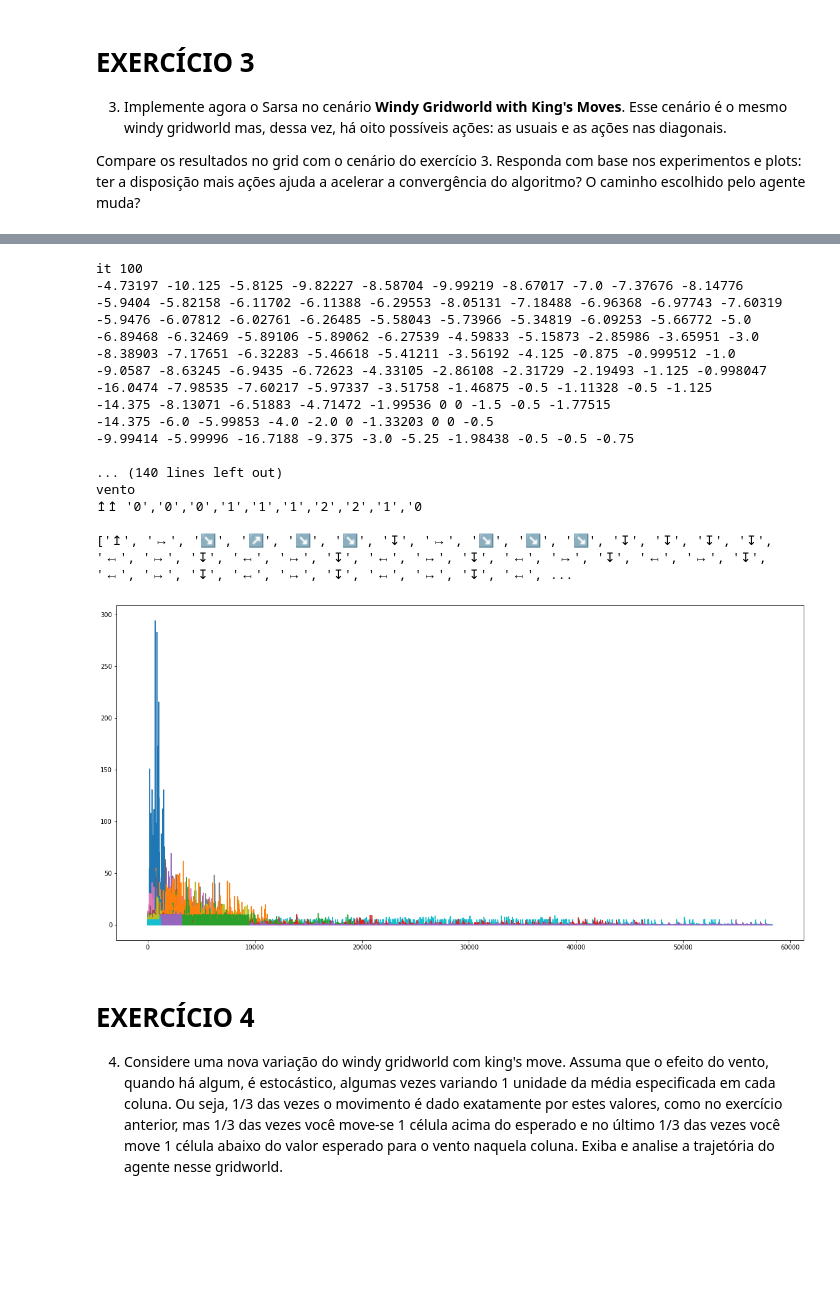
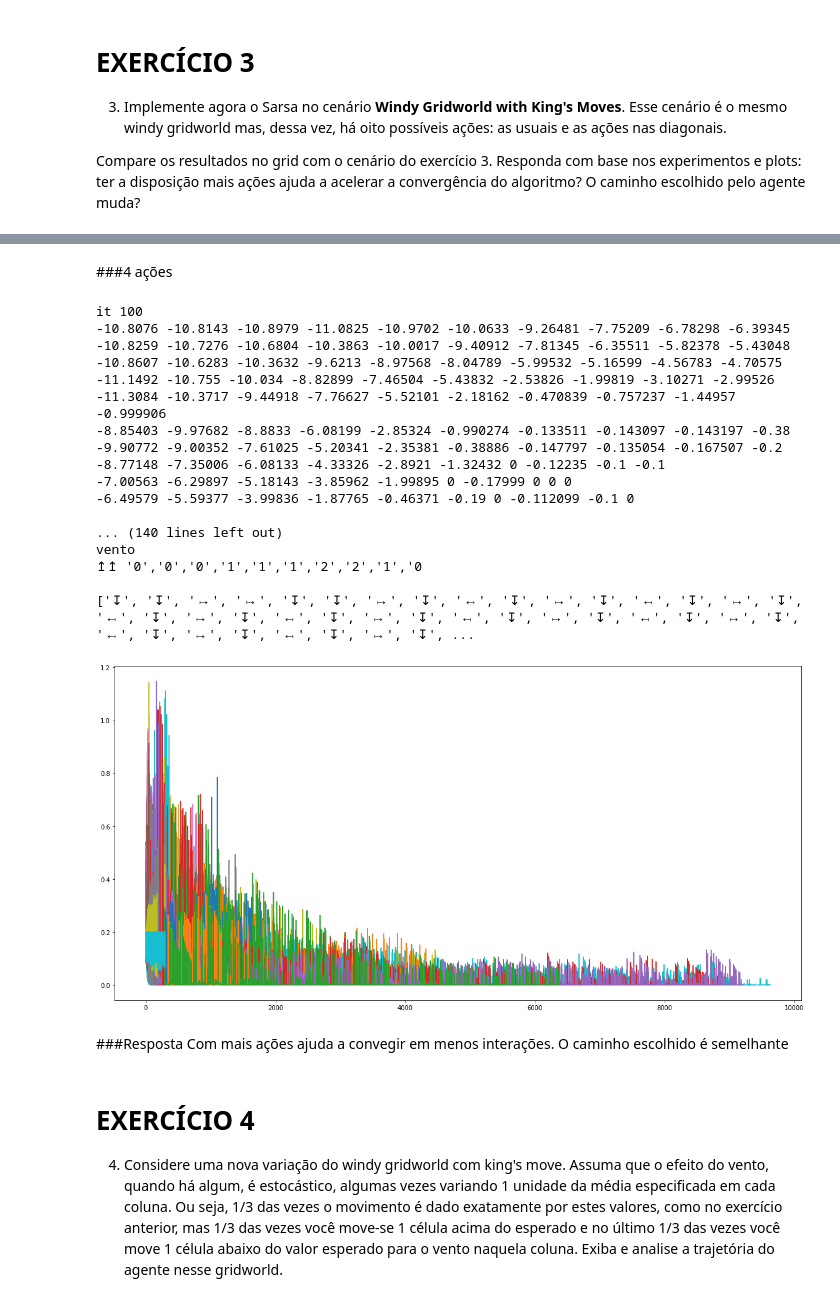
Before and after one commit to girotodenis/semisupervisionada, a Jupyter notebook: Lista_RL_2019_1_Davi_Denis_Naiara.ipynb, the cells around one changed output, grey strips where cells are left out. Cells and saved outputs as stored; diff of their text form; code cells hidden in the pictures; blank space fills up the shorter version.

```diff
--- a/Lista_RL_2019_1_Davi_Denis_Naiara.ipynb
+++ b/Lista_RL_2019_1_Davi_Denis_Naiara.ipynb
@@ -300,7 +302,8 @@ class PolicyEvaluation:
       if it in [0,1,2,9, 99, agente.iterations-1]:
         agente.grid()
         print()
-      return deltaState
+      return numpy.mean(deltaState)
+      #return deltaState
 # %% [markdown]
 ###Policy Evaluation
 # %%
@@ -458,21 +437,23 @@ deltas = {(i, j):list() for i in range(grid_size) for j in range(grid_size)}
 states = [[i, j] for i in range(grid_size) for j in range(grid_size)]
 # %%
 def generateEpisode():
-    posi1 = random.randint(len(states))
-    posi2 = random.randint(len(states[0]))
+    posi1 = random.randint(grid_size)
+    posi2 = random.randint(grid_size)
     init_state = (posi1, posi2)
+    #print(states,init_state)
     #init_state = random.choice(states[1:-1])
     episode = []
-
     while True:
         if list(init_state) in terminal_states:
-            return episode
+          return episode
         #action = random.choice(actions)
         p1 = random.randint(len(actions))
         action = actions[p1]
         final_state = np.array(init_state) + np.array(action)
+
         if -1 in list(final_state) or grid_size in list(final_state):
             final_state = init_state
+
         episode.append([list(init_state), action, reward_value, list(final_state)])
         init_state = final_state
 # %%
@@ -522,13 +505,13 @@ Compare os resultados no grid com o cenário do exercício 3. Responda com base
 class EpsilonGreedy:
     def __init__(self, actions, row, col):
         self.posicao = (row, col)
-        self.epsilon = 0.1
+        self.epsilon = 0.08
         self.reward_value = -1
         self.value = 0
         self.values = [0 for a in actions];
         self.indexActions = -1;
         self.gamma = 1.0
-        self.alpha = 0.5
+        self.alpha = 0.6
         self.deltaState = []
 
     def explorar(self, actions ):
@@ -558,7 +541,7 @@ class EpsilonGreedy:
         self.reward_value
 
         if nova_posicao is None:
-          return -10, self.posicao
+          return -2, self.posicao
 
         if nova_posicao is None or inicio:
             nova_posicao = self.posicao
@@ -609,5 +592,5 @@ class EpsilonGreedy:
         print(agente.melhor_caminho(mundo.inicio, mundo))
         #except:
         #  print('erro')
-
+      #return numpy.mean(deltaState)
       return deltaState
@@ -613,0 +599,15 @@ class EpsilonGreedy:
+# %%
+mundo4 = Mundo(10, 10, (5, 0), (5, 8), pcardeais8, actions8, [0,0,0,1,1,1,2,2,1,0])
+agente4 = Agente(10000)
+deltas4 = agente4.learn(mundo4, EpsilonGreedy)
+print()
+#print(agente4.melhor_caminho(mundo4.inicio, mundo4))
+plt.figure(figsize=(20, 10))
+#plt.plot(deltas4)
+all_series=[]
+for i in agente4.states:
+  for j in i:
+    all_series.append( list(j.deltaState)[:-50] )
+
+for series in all_series:
+    plt.plot(series)
@@ -614,39 +633,45 @@ class EpsilonGreedy:
+# %% [markdown]
+###4 ações
 # %%
-mundo4 = Mundo(10, 10, (5, 0), (5, 8), pcardeais8, actions8, [0,0,0,1,1,1,2,2,1,0])
-agente4 = Agente(100000)
+mundo4 = Mundo(10, 10, (5, 0), (5, 8), pcardeais4, actions4, [0,0,0,1,1,1,2,2,1,0])
+agente4 = Agente(10000)
 deltas4 = agente4.learn(mundo4, EpsilonGreedy)
 print()
 #print(agente4.melhor_caminho(mundo4.inicio, mundo4))
 plt.figure(figsize=(20, 10))
 
 all_series=[]
 for i in agente4.states:
   for j in i:
     all_series.append( list(j.deltaState)[:-50] )
 
 #all_series = [list(s.deltaState)[:50] for s in agente4.states]
 for series in all_series:
     plt.plot(series)
 #plt.plot(all_series)
+#print(agente4.melhor_caminho(mundo4.inicio, mundo4))
 # %% [output]
 it 100
--4.73197 -10.125 -5.8125 -9.82227 -8.58704 -9.99219 -8.67017 -7.0 -7.37676 -8.14776
--5.9404 -5.82158 -6.11702 -6.11388 -6.29553 -8.05131 -7.18488 -6.96368 -6.97743 -7.60319
--5.9476 -6.07812 -6.02761 -6.26485 -5.58043 -5.73966 -5.34819 -6.09253 -5.66772 -5.0
--6.89468 -6.32469 -5.89106 -5.89062 -6.27539 -4.59833 -5.15873 -2.85986 -3.65951 -3.0
--8.38903 -7.17651 -6.32283 -5.46618 -5.41211 -3.56192 -4.125 -0.875 -0.999512 -1.0
--9.0587 -8.63245 -6.9435 -6.72623 -4.33105 -2.86108 -2.31729 -2.19493 -1.125 -0.998047
--16.0474 -7.98535 -7.60217 -5.97337 -3.51758 -1.46875 -0.5 -1.11328 -0.5 -1.125
--14.375 -8.13071 -6.51883 -4.71472 -1.99536 0 0 -1.5 -0.5 -1.77515
--14.375 -6.0 -5.99853 -4.0 -2.0 0 -1.33203 0 0 -0.5
--9.99414 -5.99996 -16.7188 -9.375 -3.0 -5.25 -1.98438 -0.5 -0.5 -0.75
+-10.8076 -10.8143 -10.8979 -11.0825 -10.9702 -10.0633 -9.26481 -7.75209 -6.78298 -6.39345
+-10.8259 -10.7276 -10.6804 -10.3863 -10.0017 -9.40912 -7.81345 -6.35511 -5.82378 -5.43048
+-10.8607 -10.6283 -10.3632 -9.6213 -8.97568 -8.04789 -5.99532 -5.16599 -4.56783 -4.70575
+-11.1492 -10.755 -10.034 -8.82899 -7.46504 -5.43832 -2.53826 -1.99819 -3.10271 -2.99526
+-11.3084 -10.3717 -9.44918 -7.76627 -5.52101 -2.18162 -0.470839 -0.757237 -1.44957 -0.999906
+-8.85403 -9.97682 -8.8833 -6.08199 -2.85324 -0.990274 -0.133511 -0.143097 -0.143197 -0.38
+-9.90772 -9.00352 -7.61025 -5.20341 -2.35381 -0.38886 -0.147797 -0.135054 -0.167507 -0.2
+-8.77148 -7.35006 -6.08133 -4.33326 -2.8921 -1.32432 0 -0.12235 -0.1 -0.1
+-7.00563 -6.29897 -5.18143 -3.85962 -1.99895 0 -0.17999 0 0 0
+-6.49579 -5.59377 -3.99836 -1.87765 -0.46371 -0.19 0 -0.112099 -0.1 0
 
 ... (140 lines left out)
 vento
 ↥↥ '0','0','0','1','1','1','2','2','1','0
 
-['↥', '↦', '↘', '↗', '↘', '↘', '↧', '↦', '↘', '↘', '↘', '↧', '↧', '↧', '↧', '↤', '↦', '↧', '↤', '↦', '↧', '↤', '↦', '↧', '↤', '↦', '↧', '↤', '↦', '↧', '↤', '↦', '↧', '↤', '↦', '↧', '↤', '↦', '↧', '↤', ...
+['↧', '↧', '↦', '↦', '↧', '↧', '↦', '↧', '↤', '↧', '↦', '↧', '↤', '↧', '↦', '↧', '↤', '↧', '↦', '↧', '↤', '↧', '↦', '↧', '↤', '↧', '↦', '↧', '↤', '↧', '↦', '↧', '↤', '↧', '↦', '↧', '↤', '↧', '↦', '↧', ...
-[figure, old version]
+[figure, new version]
+# %% [markdown]
+###Resposta
+Com mais ações ajuda a convegir em menos interações. O caminho escolhido é semelhante
 # %% [markdown]
 # EXERCÍCIO 4
 
```
Also changed, not shown: parts of 16 cells of this notebook.
